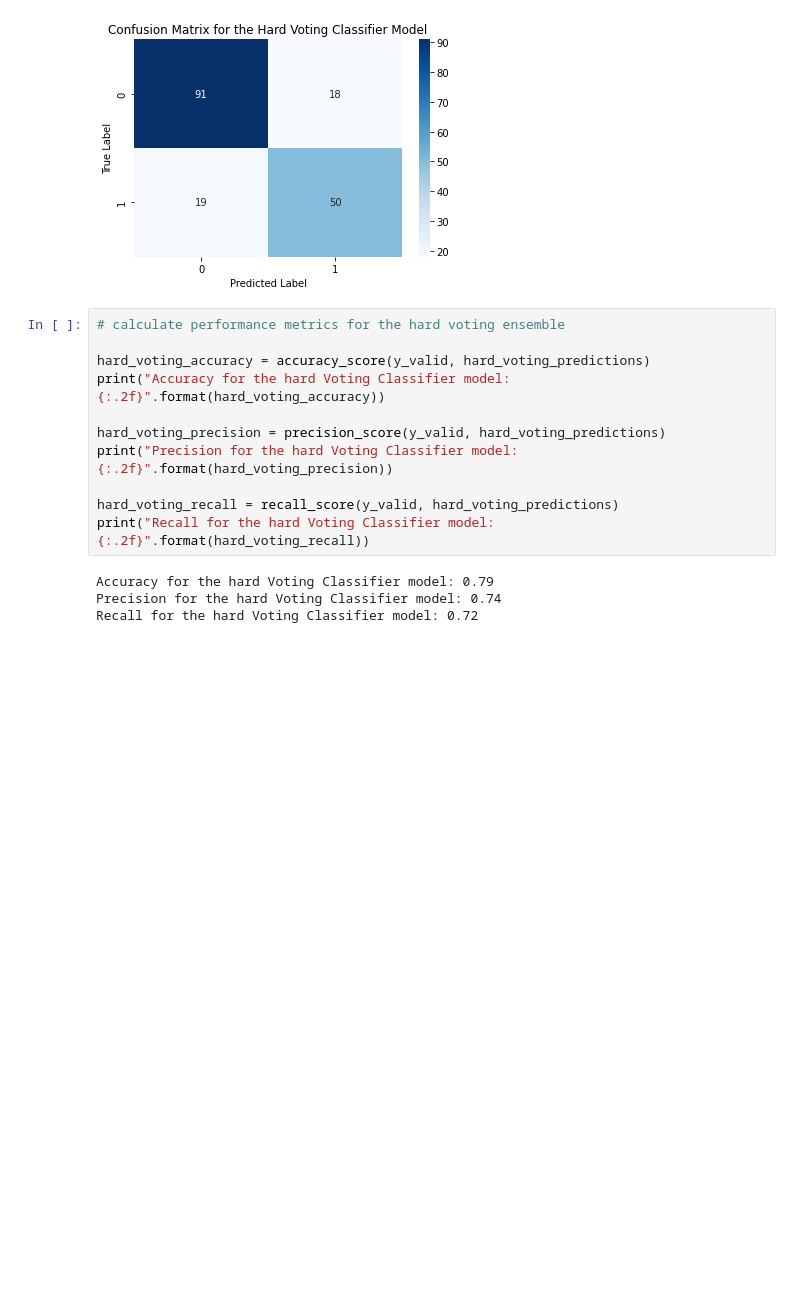
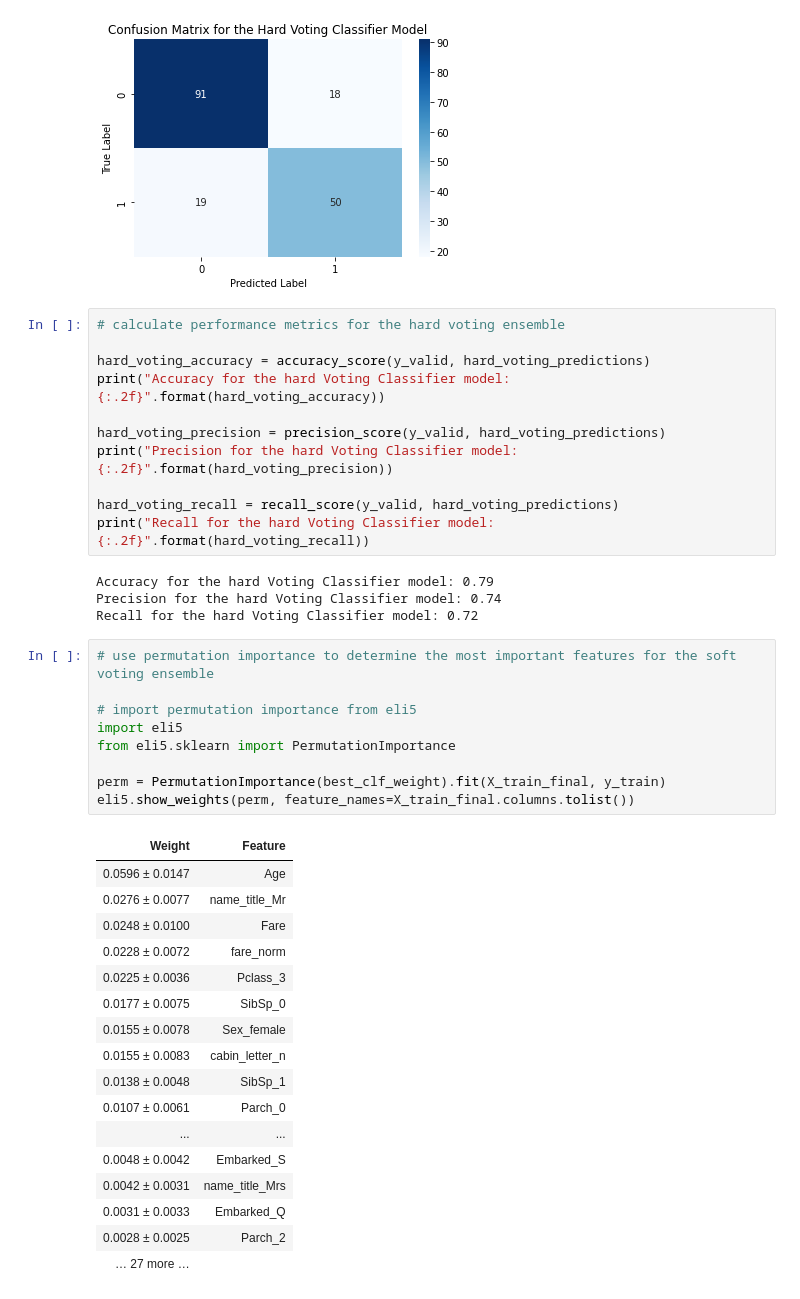
Before and after one commit to semacki2/20220809_titanitc_ken_jee_walkthrough, a Jupyter notebook: analysis.ipynb, the cells around one changed output. Saved outputs shown, nothing was run; the diff lists cells and outputs as text; blank space fills up the shorter version.

```diff
--- a/analysis.ipynb
+++ b/analysis.ipynb
@@ -985,3 +993,30 @@ print("Recall for the hard Voting Classifier model: {:.2f}".format(hard_voting_r
 Accuracy for the hard Voting Classifier model: 0.79
 Precision for the hard Voting Classifier model: 0.74
 Recall for the hard Voting Classifier model: 0.72
+# %%
+# use permutation importance to determine the most important features for the soft voting ensemble
+
+# import permutation importance from eli5
+import eli5
+from eli5.sklearn import PermutationImportance
+
+perm = PermutationImportance(best_clf_weight).fit(X_train_final, y_train)
+eli5.show_weights(perm, feature_names=X_train_final.columns.tolist())
+# %% [output]
+| Weight | Feature |
+| 0.0596 ± 0.0147 | Age |
+| 0.0276 ± 0.0077 | name_title_Mr |
+| 0.0248 ± 0.0100 | Fare |
+| 0.0228 ± 0.0072 | fare_norm |
+| 0.0225 ± 0.0036 | Pclass_3 |
+| 0.0177 ± 0.0075 | SibSp_0 |
+| 0.0155 ± 0.0078 | Sex_female |
+| 0.0155 ± 0.0083 | cabin_letter_n |
+| 0.0138 ± 0.0048 | SibSp_1 |
+| 0.0107 ± 0.0061 | Parch_0 |
+| ... | ... |
+| 0.0048 ± 0.0042 | Embarked_S |
+| 0.0042 ± 0.0031 | name_title_Mrs |
+| 0.0031 ± 0.0033 | Embarked_Q |
+| 0.0028 ± 0.0025 | Parch_2 |
+| … 27 more … |  |
```
Also changed, not shown: parts of 3 cells of this notebook.
